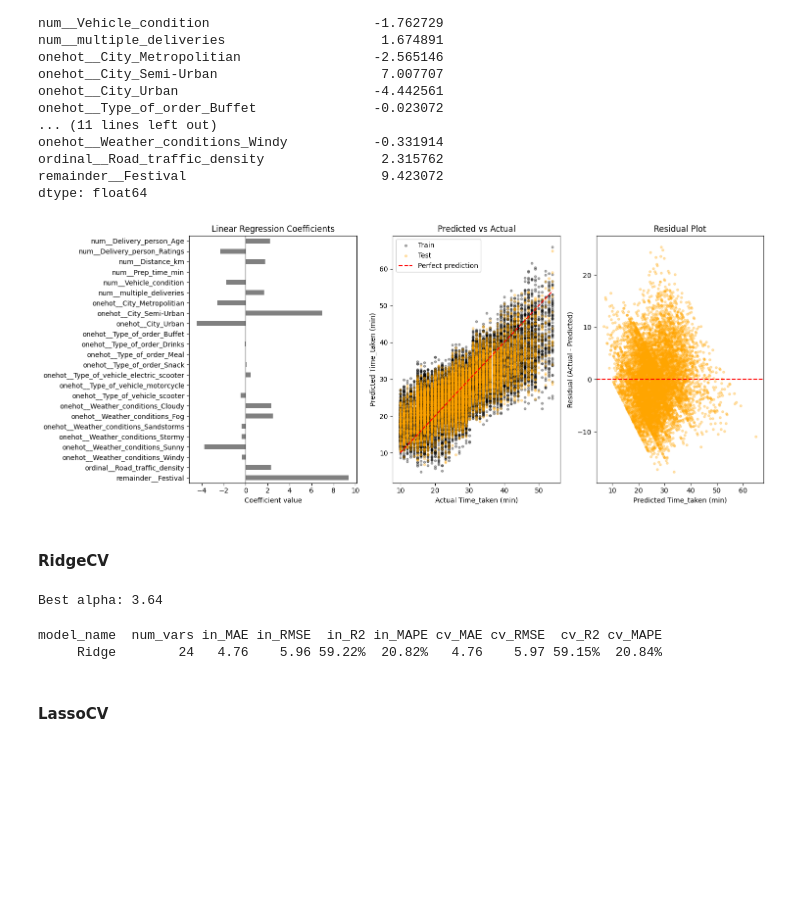
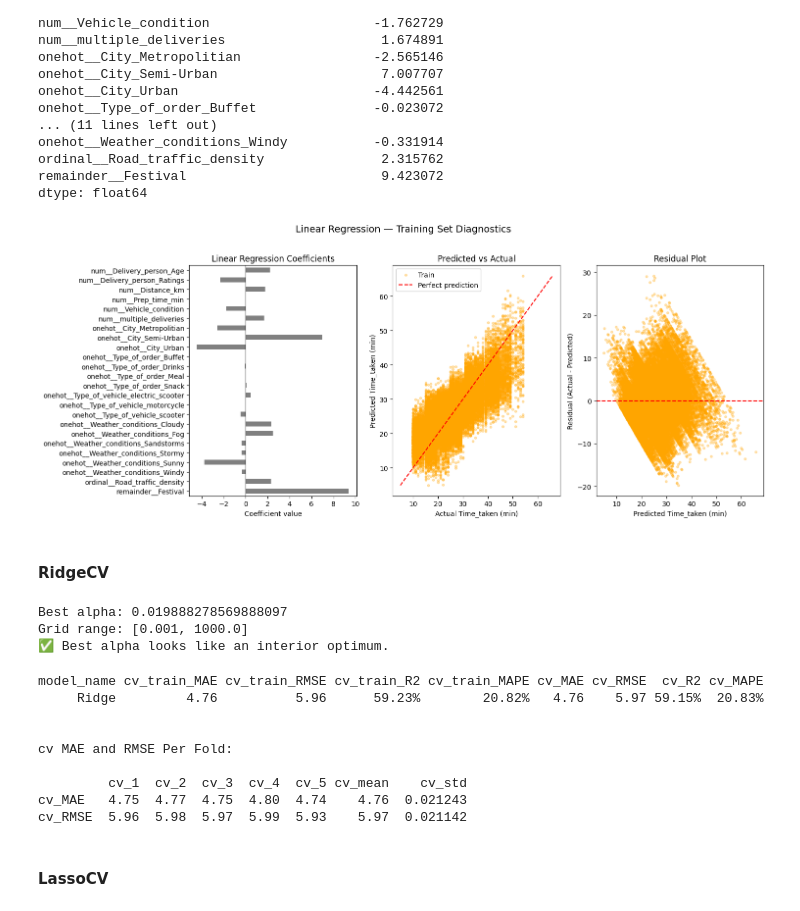
Before and after one commit to SJSUCMPE257/food-delivery-time-prediction, a Jupyter notebook: notebooks/Annas-experiment.ipynb, the cells around one changed output. Cells and saved outputs as stored; diff of their text form; code cells hidden in the pictures; blank space fills up the shorter version.

Commit message:
Fix the whole pipeline until stack model

```diff
--- a/notebooks/Annas-experiment.ipynb
+++ b/notebooks/Annas-experiment.ipynb
@@ -753,6 +745,7 @@ LinearRegression         4.76          5.96      59.23%        20.82%   4.76
 cv_MAE   4.75  4.77  4.75  4.80  4.74    4.76  0.021243
 cv_RMSE  5.96  5.98  5.97  5.99  5.93    5.97  0.021142
 # %%
+# fit final baseline model
 reg_final = LinearRegression().fit(X_train_encoded_norm, y_train_clean)
-reg_y_pred = reg_final.predict(y_train_clean)
+reg_pred = reg_final.predict(X_train_encoded_norm)
 # %%
@@ -782,50 +776,71 @@ dtype: float64
 # %%
 # plots
 fig, axes = plt.subplots(1, 3, figsize=(15, 6))
 
 # 1. Coefficients
 coefs.sort_index(ascending=False).plot(kind='barh', ax=axes[0], color='gray')
 axes[0].set_xlabel('Coefficient value')
 axes[0].set_title('Linear Regression Coefficients')
 axes[0].axvline(0, color='black', linewidth=0.8)
 
-# Predict vs. Actual plot
-axes[1].scatter(y_train_clean, reg_y_pred, alpha=0.3, s=10, color='orange', label='Train ')
+# 2. Predicted vs. Actual (training data only)
+axes[1].scatter(y_train_clean, reg_pred, alpha=0.3, s=10, color='orange', label='Train')
 
-# Perfect prediction reference line
-lims = [y_train_clean.min(), y_train_clean.max()]
+lims = [min(y_train_clean.min(), reg_pred.min()), max(y_train_clean.max(), reg_pred.max())]
 axes[1].plot(lims, lims, 'r--', label='Perfect prediction')
 
 axes[1].set_xlabel('Actual Time_taken (min)')
 axes[1].set_ylabel('Predicted Time_taken (min)')
 axes[1].set_title('Predicted vs Actual')
 axes[1].legend()
 
-# Residual plot
-residuals_test = y_train_clean - reg_pred
-axes[2].scatter(reg_result['out_pred'], residuals_test, alpha=0.3, s=10, color='orange')
+# 3. Residual plot (training data only)
+residuals = y_train_clean - reg_pred
+axes[2].scatter(reg_pred, residuals, alpha=0.3, s=10, color='orange')
 axes[2].axhline(0, color='red', linestyle='--')
 axes[2].set_xlabel('Predicted Time_taken (min)')
 axes[2].set_ylabel('Residual (Actual - Predicted)')
 axes[2].set_title('Residual Plot')
 
+fig.suptitle('Linear Regression — Training Set Diagnostics', fontsize=14, y=1.02)
 plt.tight_layout()
 plt.show()
 # %% [output]
-[figure, old version]
+[figure, new version]
 # %% [markdown]
 #### RidgeCV
-# %%
-lambdas = [x/50 for x in range(1,5000)]
-
-ridge_cv = RidgeCV(alphas=lambdas, cv=5, scoring='neg_root_mean_squared_error')
-ridge_cv.fit(X_train_encoded_norm, y_train_clean)
-
-print("Best alpha:", ridge_cv.alpha_)
-# %% [output]
-Best alpha: 3.64
+# %%
+# lambdas
+lambdas = np.logspace(-3, 3, 500) #[x/50 for x in range(1,5000)]
+
+# RidgeCV to search the best lambda
+ridge_cv = RidgeCV(alphas=lambdas, cv=kf, scoring='neg_root_mean_squared_error')
+ridge_cv.fit(X_train_encoded_norm, y_train_clean)
+
+# print the best alpha
+print(f"Best alpha: {ridge_cv.alpha_}")
+print(f"Grid range: [{min(lambdas)}, {max(lambdas)}]")
+
+if ridge_cv.alpha_ <= min(lambdas) * 1.5:
+    print("⚠️ Best alpha is near the LOWER edge — consider extending the grid downward.")
+elif ridge_cv.alpha_ >= max(lambdas) * 0.95:
+    print("⚠️ Best alpha is near the UPPER edge — consider extending the grid upward.")
+else:
+    print("✅ Best alpha looks like an interior optimum.")
+# %% [output]
+Best alpha: 0.019888278569888097
+Grid range: [0.001, 1000.0]
+✅ Best alpha looks like an interior optimum.
 # %%
-ridge_cv_score = print_result_cv(Ridge(alpha=ridge_cv.alpha_), X_train_encoded_norm, y_train_clean, kf)
+# ridge cv score
+ridge_cv_score = evaluate_cv(Ridge(alpha=ridge_cv.alpha_), X_train_encoded_norm, y_train_clean, kf)
 # %% [output]
-model_name  num_vars in_MAE in_RMSE  in_R2 in_MAPE cv_MAE cv_RMSE  cv_R2 cv_MAPE
-     Ridge        24   4.76    5.96 59.22%  20.82%   4.76    5.97 59.15%  20.84%
+model_name cv_train_MAE cv_train_RMSE cv_train_R2 cv_train_MAPE cv_MAE cv_RMSE  cv_R2 cv_MAPE
+     Ridge         4.76          5.96      59.23%        20.82%   4.76    5.97 59.15%  20.83%
+
+
+cv MAE and RMSE Per Fold:
+
+         cv_1  cv_2  cv_3  cv_4  cv_5 cv_mean    cv_std
+cv_MAE   4.75  4.77  4.75  4.80  4.74    4.76  0.021243
+cv_RMSE  5.96  5.98  5.97  5.99  5.93    5.97  0.021142
```
Also changed, not shown: parts of 66 cells of this notebook, 3 other files.
